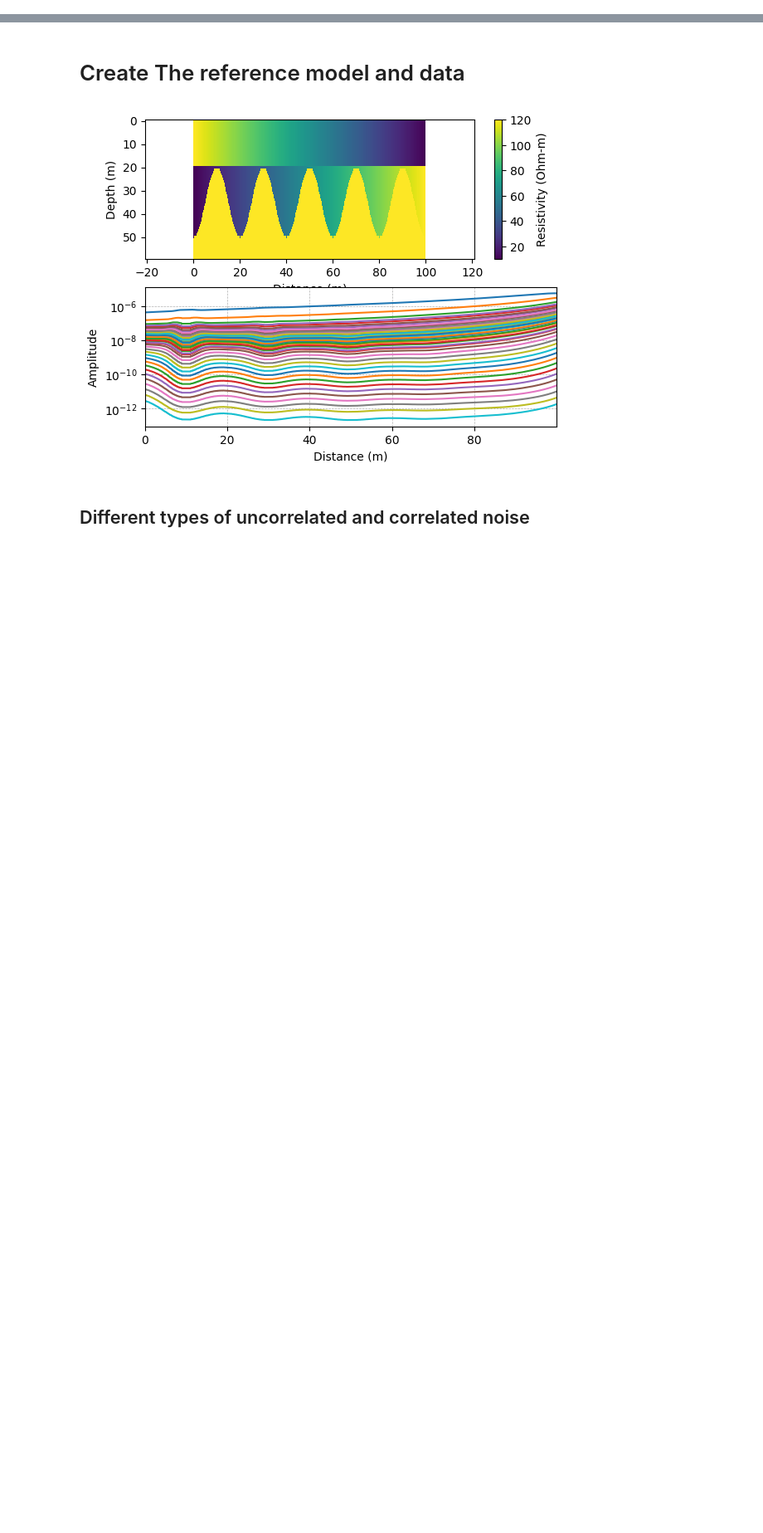
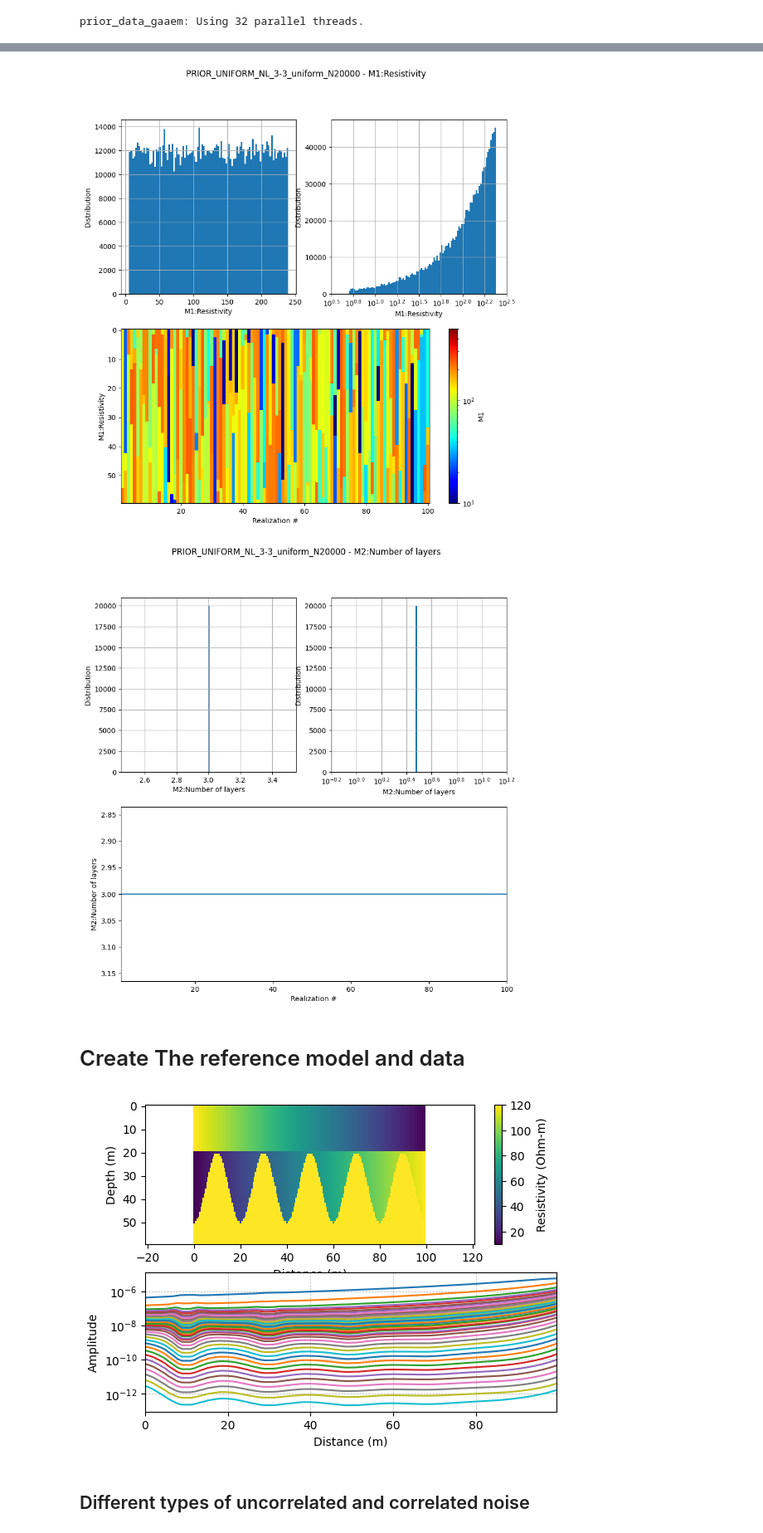
Before and after one commit to cultpenguin/integrate_module, a Jupyter notebook: examples/integrate_gaussian_noise.ipynb, the cells around one changed output, grey strips where cells are left out. Shown at 83% size. Drawn from its saved outputs; the diff is of its cells as text; code cells hidden in the pictures; blank space fills up the shorter version.

```diff
--- a/examples/integrate_gaussian_noise.ipynb
+++ b/examples/integrate_gaussian_noise.ipynb
@@ -55,0 +43,19 @@ Time elapsed: 1121.3 s, for 1000000 soundings. 1.121 ms/sounding. 891.8it/s
+# %%
+N=200000 # sample size
+NLAY_min=3
+NLAY_max=3
+f_prior_data_h5='PRIOR_UNIFORM_NL_%d-%d_uniform_N%d_TX07_20231016_2x4_RC20-33_Nh280_Nf12.h5' % (NLAY_min, NLAY_max, N)
+
+
+# make prior model realizations
+f_prior_h5 = ig.prior_model_layered(N=N,
+                                    lay_dist='uniform', z_max = z_max,
+                                    NLAY_min=NLAY_min, NLAY_max=NLAY_max,
+                                    RHO_dist='uniform', RHO_min=0.5*min(rho), RHO_max=2*max(rho))
+
+# make prior data realizations
+f_prior_data_h5 = ig.prior_data_gaaem(f_prior_h5, file_gex)
+
+ig.plot_prior_stats(f_prior_h5)
+# %% [output]
+prior_data_gaaem: Using 32 parallel threads.
@@ -56,3 +63,5 @@ Time elapsed: 1121.3 s, for 1000000 soundings. 1.121 ms/sounding. 891.8it/s
+[figure, added]
+[figure, added]
 # %% [markdown]
 # Create The reference model and data
 # %%
```
Also changed, not shown: parts of 21 cells of this notebook, 2 other files.
